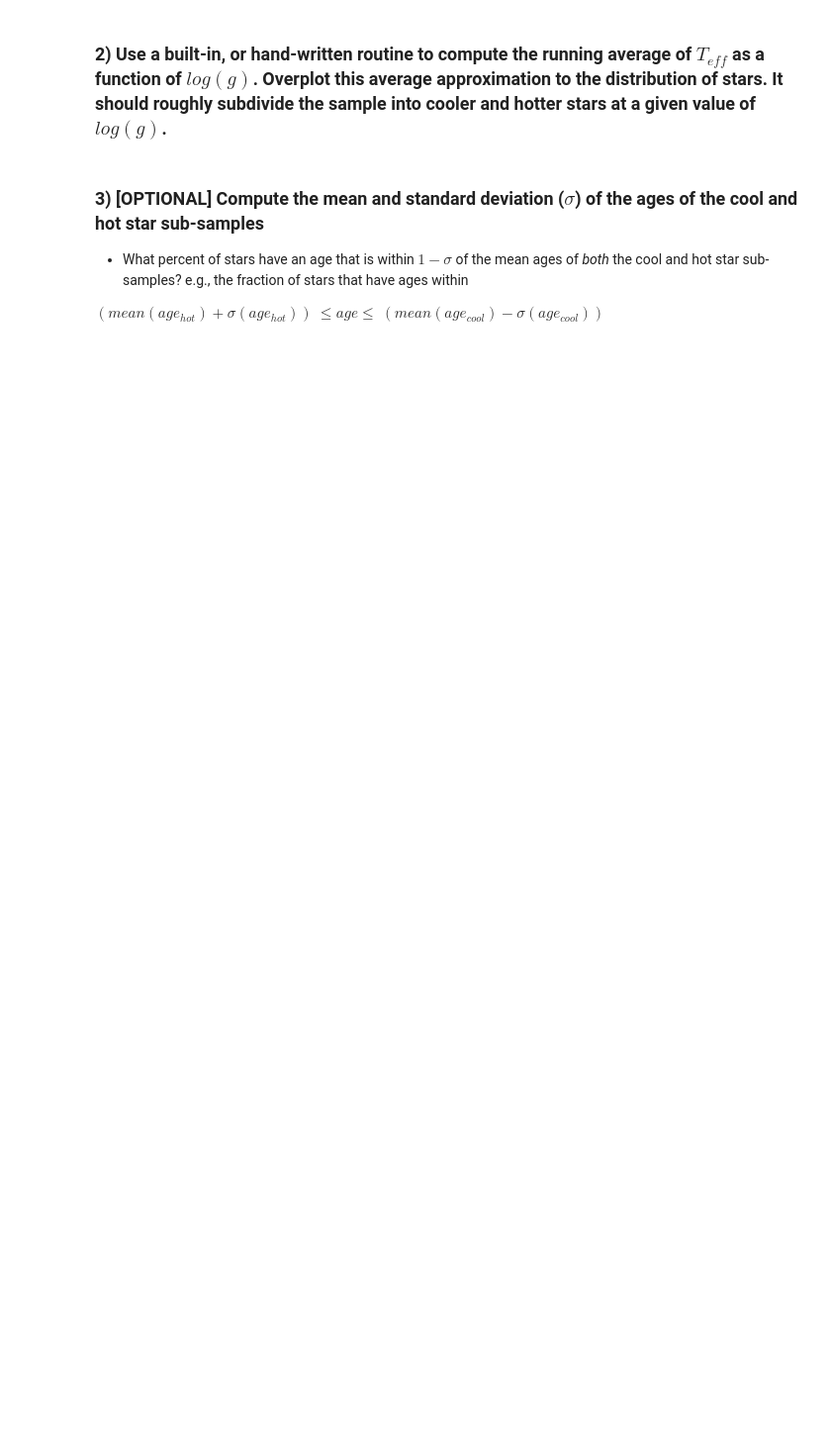
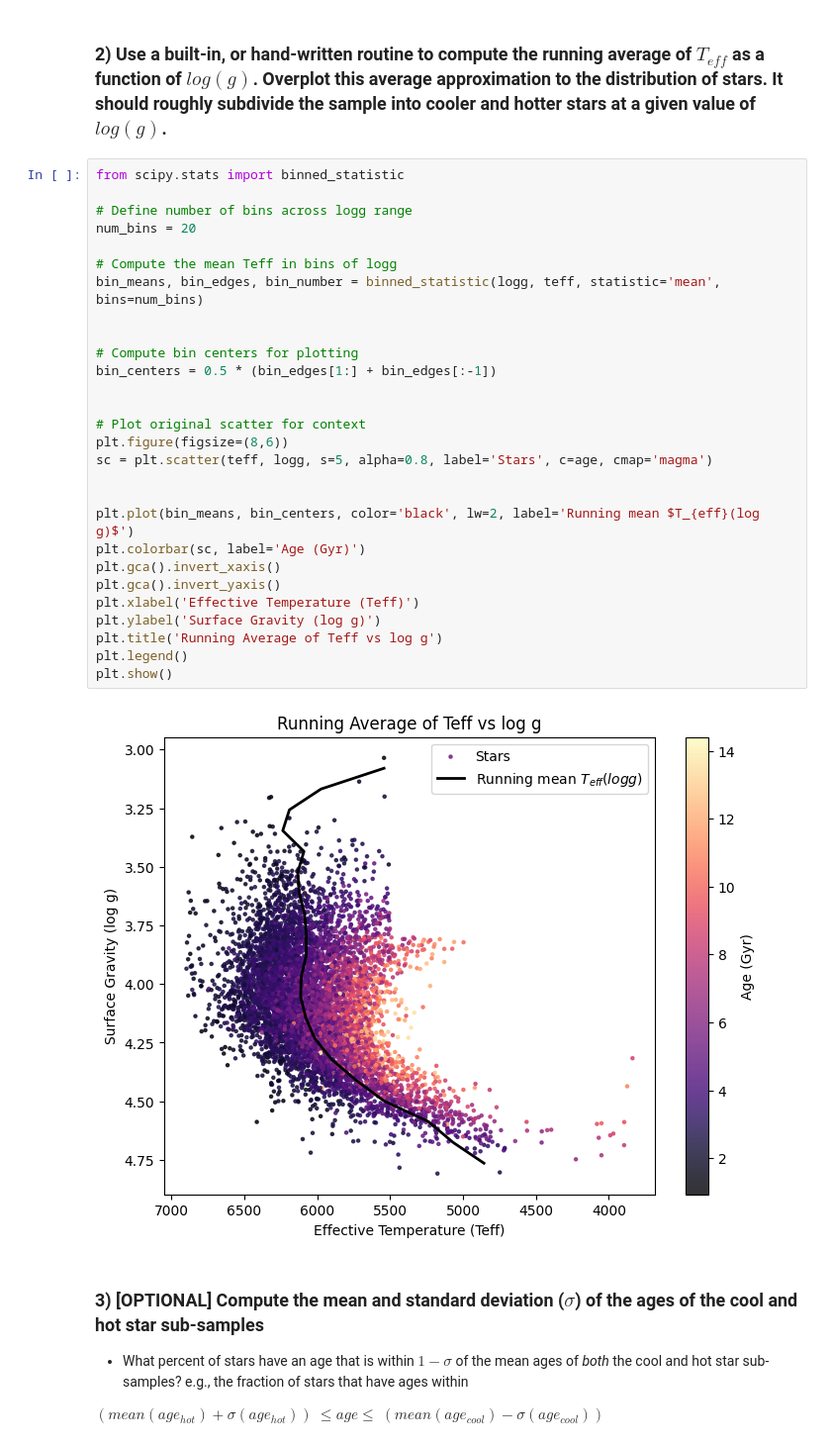
Before and after one commit to DerEppi/NUM, a Jupyter notebook: Exercise 2/Exercise Sheet 2.ipynb, the cells around one changed output. Shown at 99% size. Saved outputs shown, nothing was run; the diff lists cells and outputs as text; blank space fills up the shorter version.

```diff
--- a/Exercise 2/Exercise Sheet 2.ipynb
+++ b/Exercise 2/Exercise Sheet 2.ipynb
@@ -35,5 +83,35 @@ afe = stars['f']['__alpha_fe_']  #[Alpha/Fe], logarithmic relative abundance of
 # %% [markdown]
 ### 2) Use a built-in, or hand-written routine to compute the running average of $T_{eff}$ as a function of $log(g)$.  Overplot this average approximation to the distribution of stars.  It should roughly subdivide the sample into cooler and hotter stars at a given value of $log(g)$.
+# %%
+from scipy.stats import binned_statistic
+
+# Define number of bins across logg range
+num_bins = 20
+
+# Compute the mean Teff in bins of logg
+bin_means, bin_edges, bin_number = binned_statistic(logg, teff, statistic='mean', bins=num_bins)
+
+
+# Compute bin centers for plotting
+bin_centers = 0.5 * (bin_edges[1:] + bin_edges[:-1])
+
+
+# Plot original scatter for context
+plt.figure(figsize=(8,6))
+sc = plt.scatter(teff, logg, s=5, alpha=0.8, label='Stars', c=age, cmap='magma')
+
+
+plt.plot(bin_means, bin_centers, color='black', lw=2, label='Running mean $T_{eff}(log g)$')
+plt.colorbar(sc, label='Age (Gyr)')
+plt.gca().invert_xaxis()
+plt.gca().invert_yaxis()
+plt.xlabel('Effective Temperature (Teff)')
+plt.ylabel('Surface Gravity (log g)')
+plt.title('Running Average of Teff vs log g')
+plt.legend()
+plt.show()
+# %% [output]
+[figure, added]
 # %% [markdown]
 ### 3) [OPTIONAL]  Compute the mean and standard deviation ($\sigma$) of the ages of the cool and hot star sub-samples
 
```
Also changed, not shown: parts of 4 cells of this notebook.
